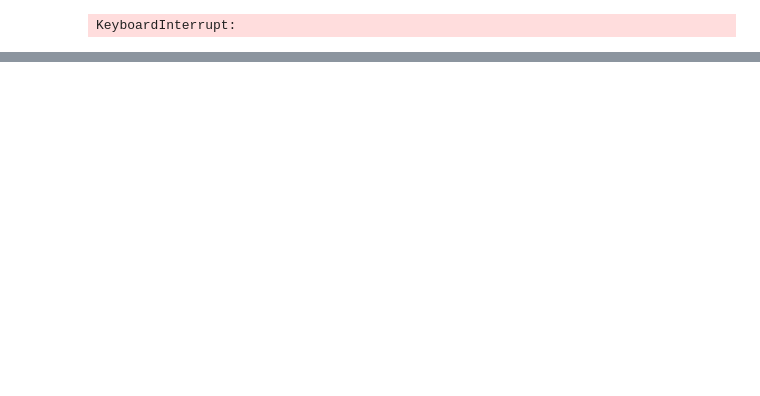
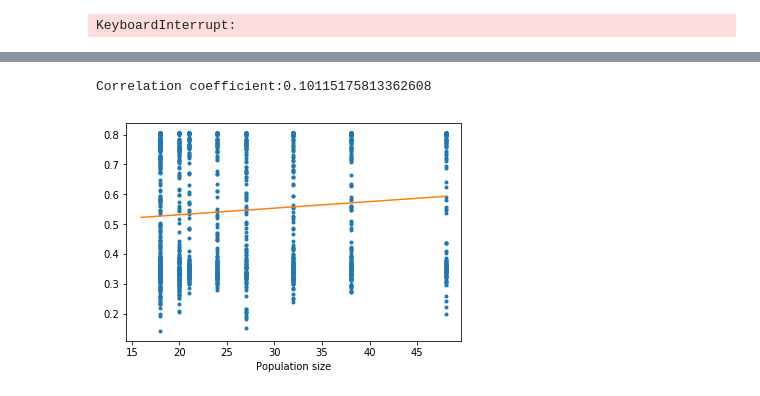
Before and after one commit to psabellagarnier/codebreaking, a Jupyter notebook: decrypt_small.ipynb, the cells around one changed output, grey strips where cells are left out. Drawn from its saved outputs; the diff is of its cells as text; code cells hidden in the pictures; blank space fills up the shorter version.

```diff
--- a/decrypt_small.ipynb
+++ b/decrypt_small.ipynb
@@ -480,0 +314,9 @@ foo.bar
+# %%
+fit_params = np.polyfit(parameters_unrolled[:,0], final_scores_unrolled,1)
+plt.plot(parameters_unrolled[:,0], final_scores_unrolled,'.')
+plt.plot(np.arange(16,49), fit_params[0]*np.arange(16,49)+fit_params[1])
+plt.xlabel('Population size')
+print(f'Correlation coefficient:{np.corrcoef(parameters_unrolled[:,0], final_scores_unrolled)[1,0]}')
+# %% [output]
+Correlation coefficient:0.10115175813362608
+[figure, added]
```
Also changed, not shown: parts of 76 cells of this notebook, 1 other file.
